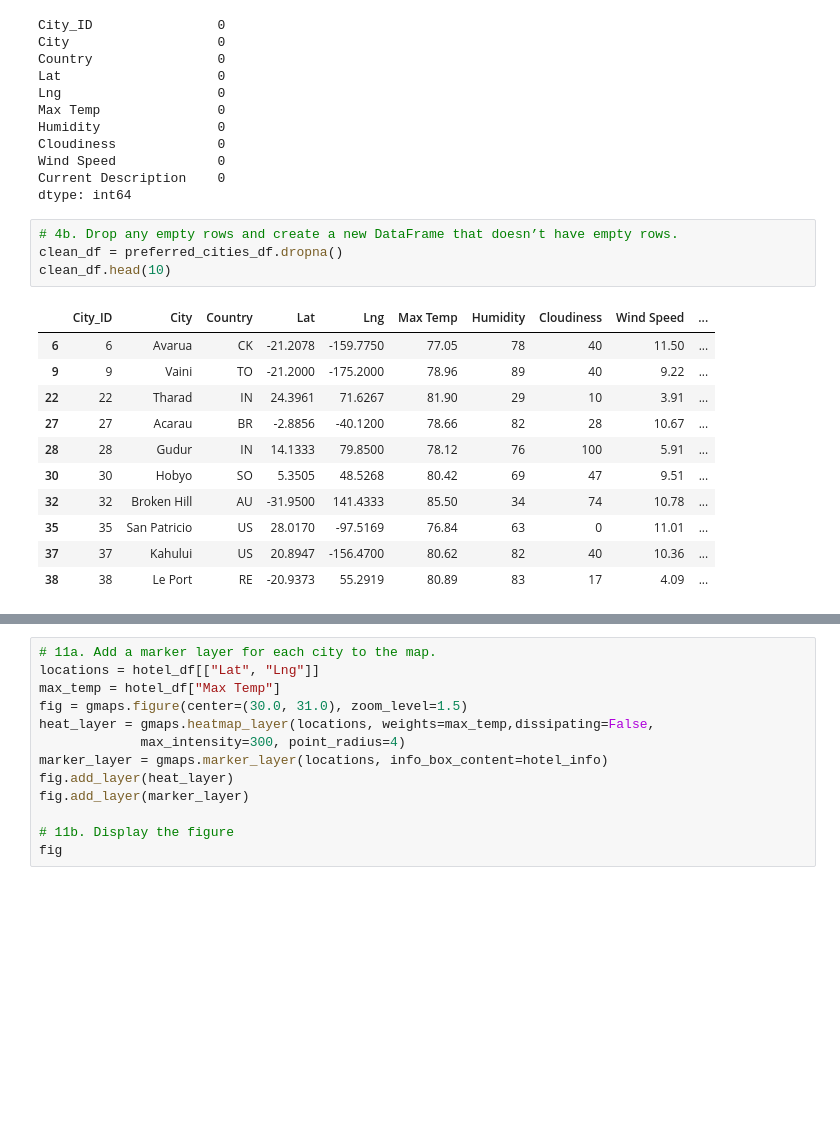
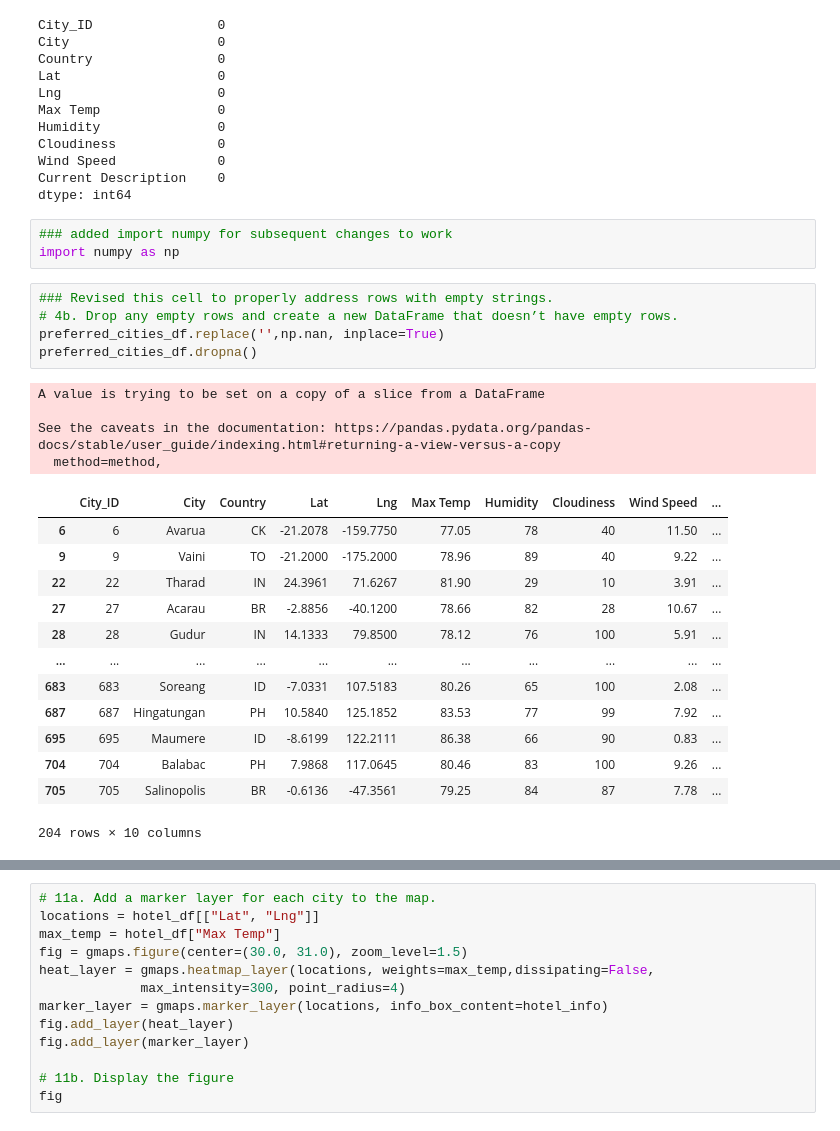
Before and after one commit to chris-bly/World_Weather_Analysis, a Jupyter notebook: Vacation_Search/Vacation_Search.ipynb, the cells around one changed output, grey strips where cells are left out. Drawn from its saved outputs; the diff is of its cells as text; blank space fills up the shorter version.

Commit message:
Revised Vacation_Search to fix minor error in code

```diff
--- a/Vacation_Search/Vacation_Search.ipynb
+++ b/Vacation_Search/Vacation_Search.ipynb
@@ -61,21 +61,31 @@ Cloudiness             0
 Wind Speed             0
 Current Description    0
 dtype: int64
+# %%
+### added import numpy for subsequent changes to work
+import numpy as np
 # %%
+### Revised this cell to properly address rows with empty strings.
 # 4b. Drop any empty rows and create a new DataFrame that doesn’t have empty rows.
-clean_df = preferred_cities_df.dropna()
-clean_df.head(10)
+preferred_cities_df.replace('',np.nan, inplace=True)
+preferred_cities_df.dropna()
 # %% [output]
+A value is trying to be set on a copy of a slice from a DataFrame
+
+See the caveats in the documentation: https://pandas.pydata.org/pandas-docs/stable/user_guide/indexing.html#returning-a-view-versus-a-copy
+  method=method,
 |  | City_ID | City | Country | Lat | Lng | Max Temp | Humidity | Cloudiness | Wind Speed | ... |
 | 6 | 6 | Avarua | CK | -21.2078 | -159.7750 | 77.05 | 78 | 40 | 11.50 | ... |
 | 9 | 9 | Vaini | TO | -21.2000 | -175.2000 | 78.96 | 89 | 40 | 9.22 | ... |
 | 22 | 22 | Tharad | IN | 24.3961 | 71.6267 | 81.90 | 29 | 10 | 3.91 | ... |
 | 27 | 27 | Acarau | BR | -2.8856 | -40.1200 | 78.66 | 82 | 28 | 10.67 | ... |
 | 28 | 28 | Gudur | IN | 14.1333 | 79.8500 | 78.12 | 76 | 100 | 5.91 | ... |
-| 30 | 30 | Hobyo | SO | 5.3505 | 48.5268 | 80.42 | 69 | 47 | 9.51 | ... |
-| 32 | 32 | Broken Hill | AU | -31.9500 | 141.4333 | 85.50 | 34 | 74 | 10.78 | ... |
-| 35 | 35 | San Patricio | US | 28.0170 | -97.5169 | 76.84 | 63 | 0 | 11.01 | ... |
-| 37 | 37 | Kahului | US | 20.8947 | -156.4700 | 80.62 | 82 | 40 | 10.36 | ... |
-| 38 | 38 | Le Port | RE | -20.9373 | 55.2919 | 80.89 | 83 | 17 | 4.09 | ... |
+| ... | ... | ... | ... | ... | ... | ... | ... | ... | ... | ... |
+| 683 | 683 | Soreang | ID | -7.0331 | 107.5183 | 80.26 | 65 | 100 | 2.08 | ... |
+| 687 | 687 | Hingatungan | PH | 10.5840 | 125.1852 | 83.53 | 77 | 99 | 7.92 | ... |
+| 695 | 695 | Maumere | ID | -8.6199 | 122.2111 | 86.38 | 66 | 90 | 0.83 | ... |
+| 704 | 704 | Balabac | PH | 7.9868 | 117.0645 | 80.46 | 83 | 100 | 9.26 | ... |
+| 705 | 705 | Salinopolis | BR | -0.6136 | -47.3561 | 79.25 | 84 | 87 | 7.78 | ... |
+204 rows × 10 columns
 # %%
 # 5a. Create DataFrame called hotel_df to store hotel names along with city, country, max temp, and coordinates.
```
Also changed, not shown: parts of 6 cells of this notebook.
